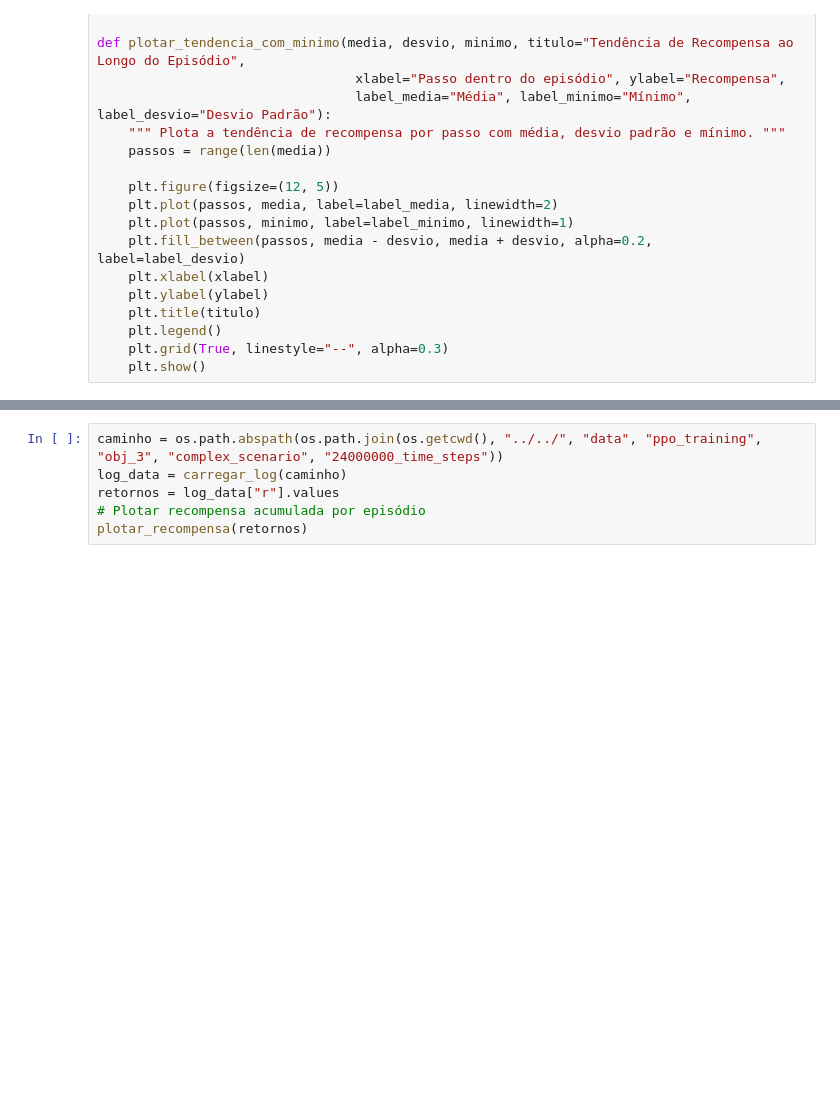
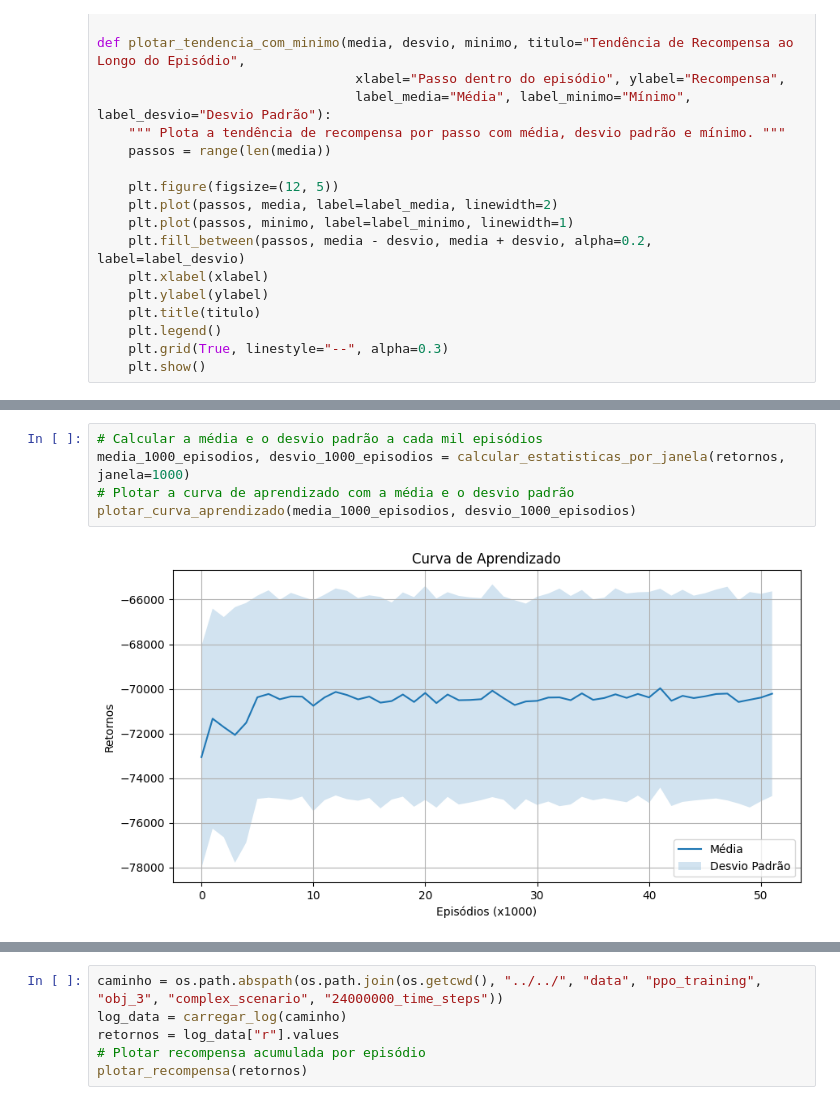
Before and after one commit to MarquinhoCF/food-delivery-gym, a Jupyter notebook: src/notebooks/generate_graphs.ipynb, the cells around one changed output, grey strips where cells are left out. Cells and saved outputs as stored; diff of their text form; blank space fills up the shorter version.

```diff
--- a/src/notebooks/generate_graphs.ipynb
+++ b/src/notebooks/generate_graphs.ipynb
@@ -128,0 +143,7 @@ def plotar_tendencia_com_minimo(media, desvio, minimo, titulo="Tendência de Rec
+# %%
+# Calcular a média e o desvio padrão a cada mil episódios
+media_1000_episodios, desvio_1000_episodios = calcular_estatisticas_por_janela(retornos, janela=1000)
+# Plotar a curva de aprendizado com a média e o desvio padrão
+plotar_curva_aprendizado(media_1000_episodios, desvio_1000_episodios)
+# %% [output]
+[figure, added]
```
Also changed, not shown: parts of 32 cells of this notebook, 2 other files.
